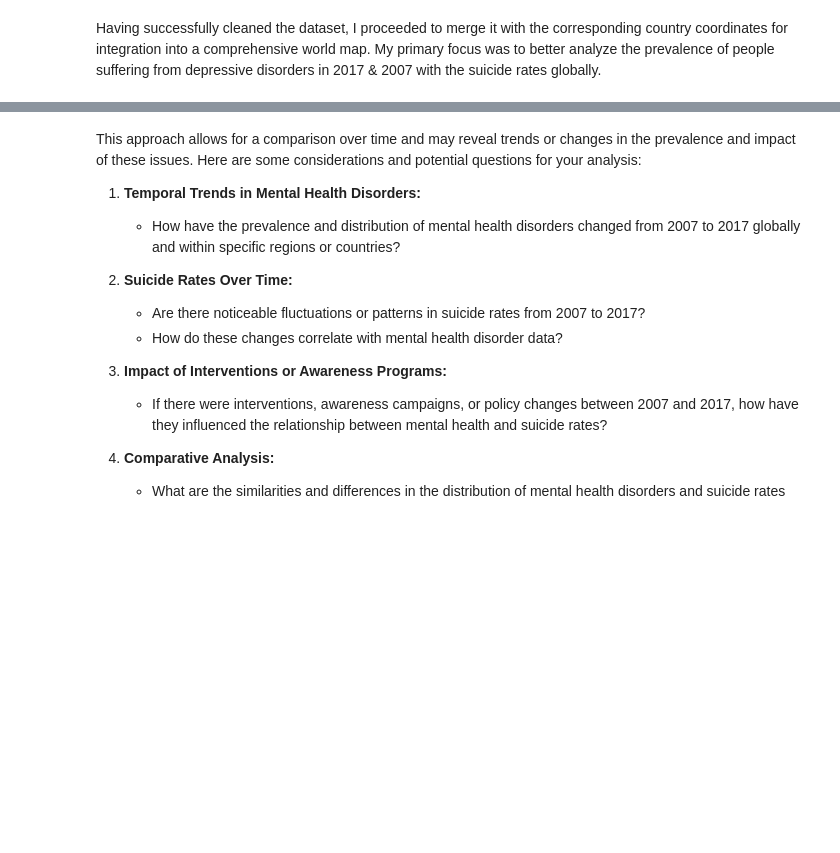
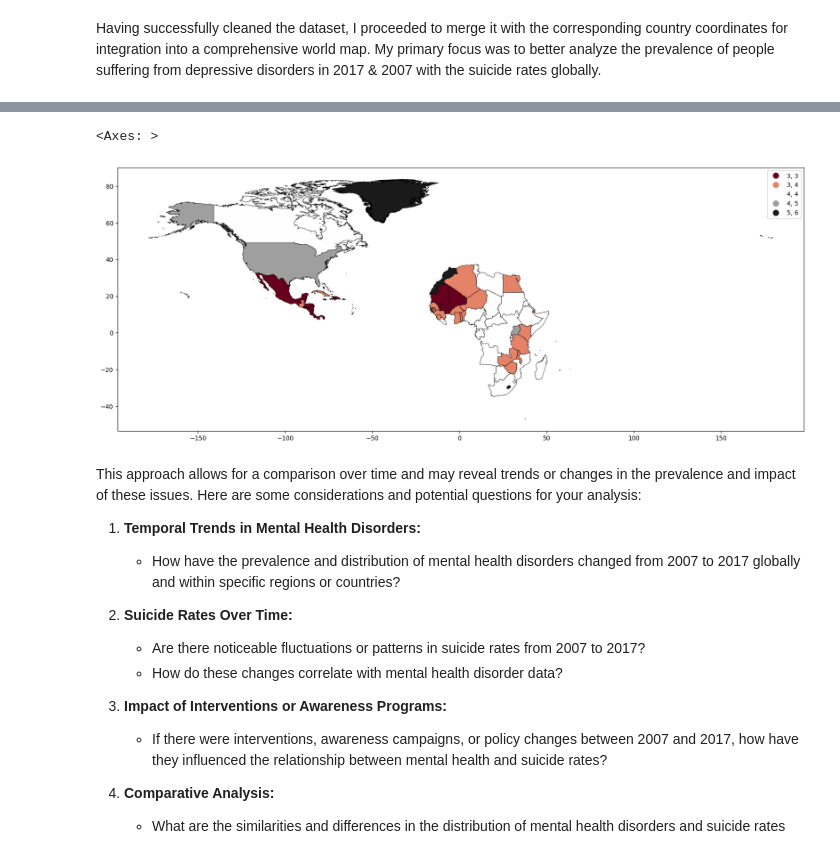
Before and after one commit to iyeboah22/GIS-DS, a Jupyter notebook: ps4.ipynb, the cells around one changed output, grey strips where cells are left out. Cells and saved outputs as stored; diff of their text form; code cells hidden in the pictures; blank space fills up the shorter version.

```diff
--- a/ps4.ipynb
+++ b/ps4.ipynb
@@ -199,3 +210,9 @@ africa_mh_map07 = africa_mh_map07.dropna()
+# %%
+na_africa_mh_map.plot(figsize=(20,20),column='depres',legend=True,cmap='RdGy',scheme='natural_breaks',k=5,
+         edgecolor='black',linewidth=.5,legend_kwds= {"fmt": "{:,.0f}"})
+# %% [output]
+<Axes: >
+[figure, added]
 # %% [markdown]
 This approach allows for a comparison over time and may reveal trends or changes in the prevalence and impact of these issues. Here are some considerations and potential questions for your analysis:
 
```
Also changed, not shown: parts of 29 cells of this notebook.
